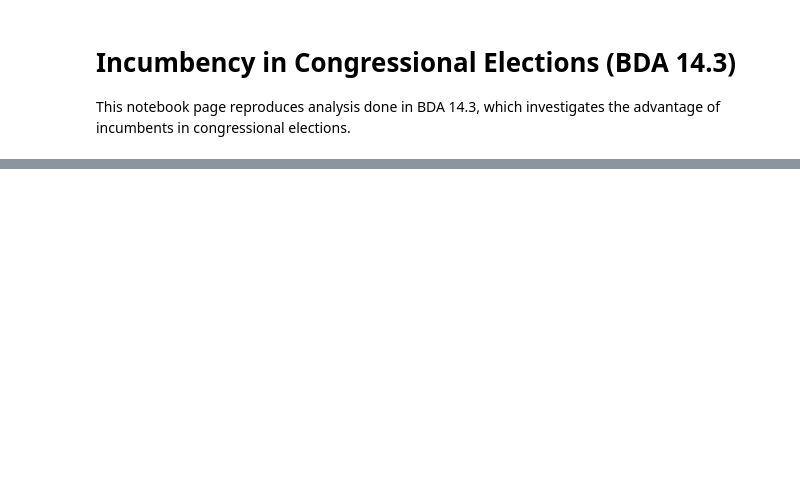
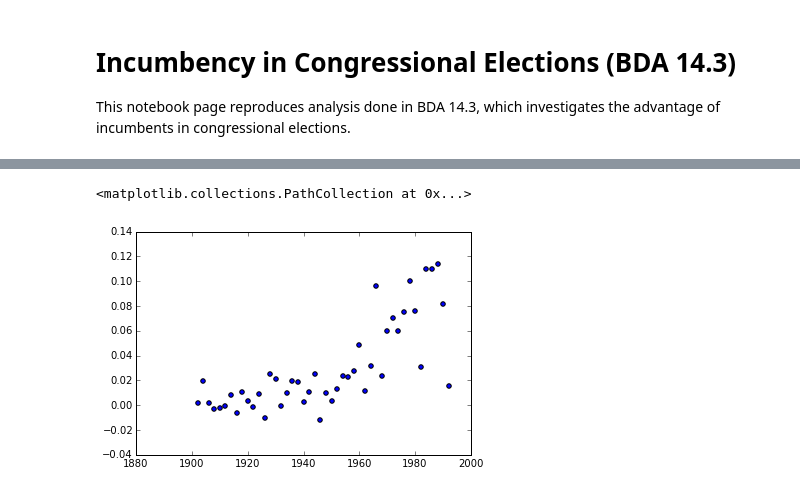
Before and after one commit to bikestra/bdapy, a Jupyter notebook: incumbency.ipynb, the cells around one changed output, grey strips where cells are left out. Saved outputs shown, nothing was run; the diff lists cells and outputs as text; code cells hidden in the pictures; blank space fills up the shorter version.

```diff
--- a/incumbency.ipynb
+++ b/incumbency.ipynb
@@ -53,0 +94,31 @@ df_1986.join(on=['state','district'])
+# %%
+medians = []
+for index in range(1, len(years)):
+    now_year = years[index]
+    prev_year = years[index - 1]
+    df_prev = incumbency_df.loc[(incumbency_df['year'] == prev_year),('state','district','demoprop','democratic','republican')]
+    df_now = incumbency_df.loc[incumbency_df['year'] == now_year,('state','district','demoprop','incumbency','democratic','republican')]
+    df_prev = df_prev.rename(columns={'demoprop':'demoprop_prev','democratic':'democratic_prev','republican':'republican_prev'})
+    df_now = df_now.rename(columns={'demoprop':'demoprop_now','democratic':'democratic_now','republican':'republican_now'})
+    df_now['is_incumbent'] = abs(df_now['incumbency'])
+    df_now['constant'] = 1
+    df_prev_now = merge(df_prev, df_now, on=('state', 'district'))
+    df_prev_now = df_prev_now.loc[(df_prev_now['democratic_now'] > 0) & (df_prev_now['republican_now'] > 0) & \
+                              (df_prev_now['democratic_prev'] > 0) & (df_prev_now['republican_prev'] > 0)]
+    df_prev_now['incumbent_party'] = (df_prev_now['demoprop_prev'] > 0.5).map({True:1,False:-1})
+
+    df_prev_now['prevprop'] = df_prev_now['demoprop_prev']
+    df_prev_now['nowprop'] = df_prev_now['demoprop_now']
+    df_prev_now.loc[df_prev_now['demoprop_prev'] < 0.5, 'prevprop'] = 1.0 - df_prev_now['demoprop_prev'][df_prev_now['demoprop_prev'] < 0.5]
+    df_prev_now.loc[df_prev_now['demoprop_prev'] < 0.5, 'nowprop'] = 1.0 - df_prev_now['demoprop_now'][df_prev_now['demoprop_prev'] < 0.5]
+
+    X = matrix(df_prev_now.loc[:,('constant', 'is_incumbent', 'incumbent_party','prevprop')].as_matrix())
+    y = matrix(df_prev_now.loc[:,('nowprop')].as_matrix()).T
+    XtX = X.T * X
+    Xty = X.T * y
+    beta_hat = linalg.solve(XtX, Xty)
+    medians.append(beta_hat[1,0])
+    if now_year == 1988:
+        print beta_hat
+        print medians
+        #break
@@ -53,0 +131,5 @@ df_1986.join(on=['state','district'])
+# %%
+plt.scatter(years[1:], medians)
+# %% [output]
+<matplotlib.collections.PathCollection at 0x...>
+[figure, added]
```
Also changed, not shown: parts of 39 cells of this notebook, 1 other file.
